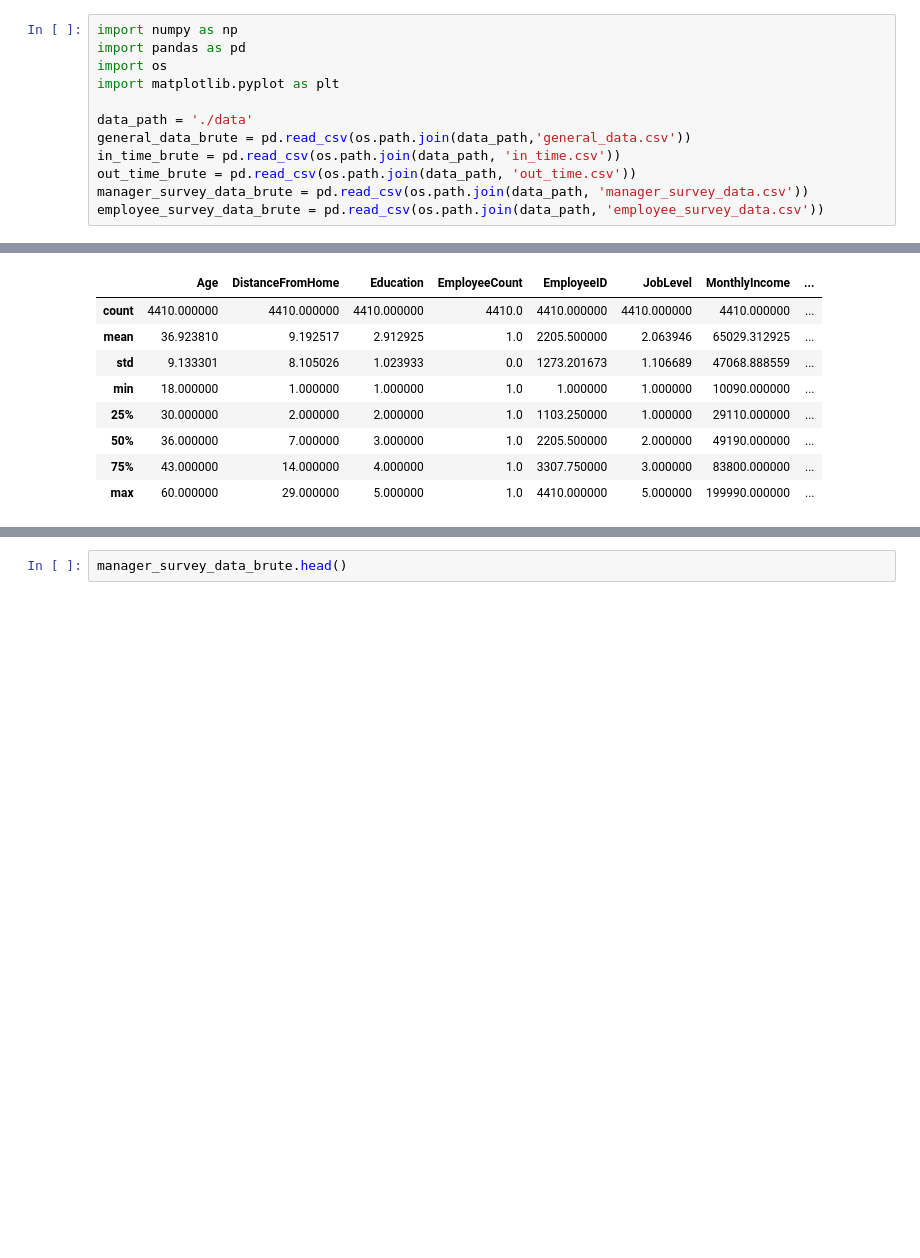
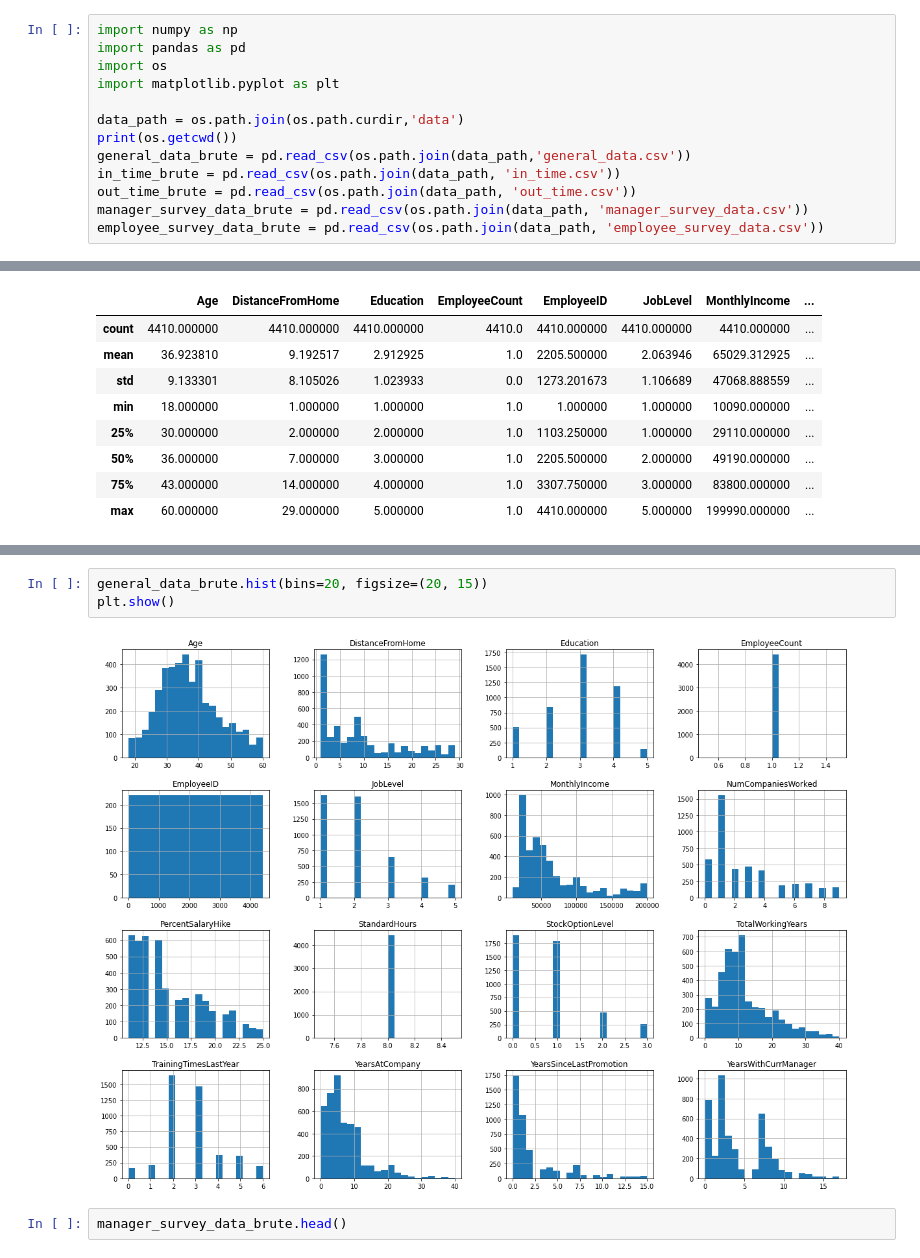
Before and after one commit to nazzim29/HumanForYou, a Jupyter notebook: projet.ipynb, the cells around one changed output, grey strips where cells are left out. Drawn from its saved outputs; the diff is of its cells as text; blank space fills up the shorter version.

```diff
--- a/projet.ipynb
+++ b/projet.ipynb
@@ -4,7 +4,8 @@ import pandas as pd
 import os
 import matplotlib.pyplot as plt
 
-data_path = './data'
+data_path = os.path.join(os.path.curdir,'data')
+print(os.getcwd())
 general_data_brute = pd.read_csv(os.path.join(data_path,'general_data.csv'))
 in_time_brute = pd.read_csv(os.path.join(data_path, 'in_time.csv'))
 out_time_brute = pd.read_csv(os.path.join(data_path, 'out_time.csv'))
@@ -103,3 +58,8 @@ attrition_count.plot.bar()
+# %%
+general_data_brute.hist(bins=20, figsize=(20, 15))
+plt.show()
+# %% [output]
+[figure, added]
 # %%
 manager_survey_data_brute.head()
 # %% [output]
```
Also changed, not shown: parts of 23 cells of this notebook, 1 other file.
